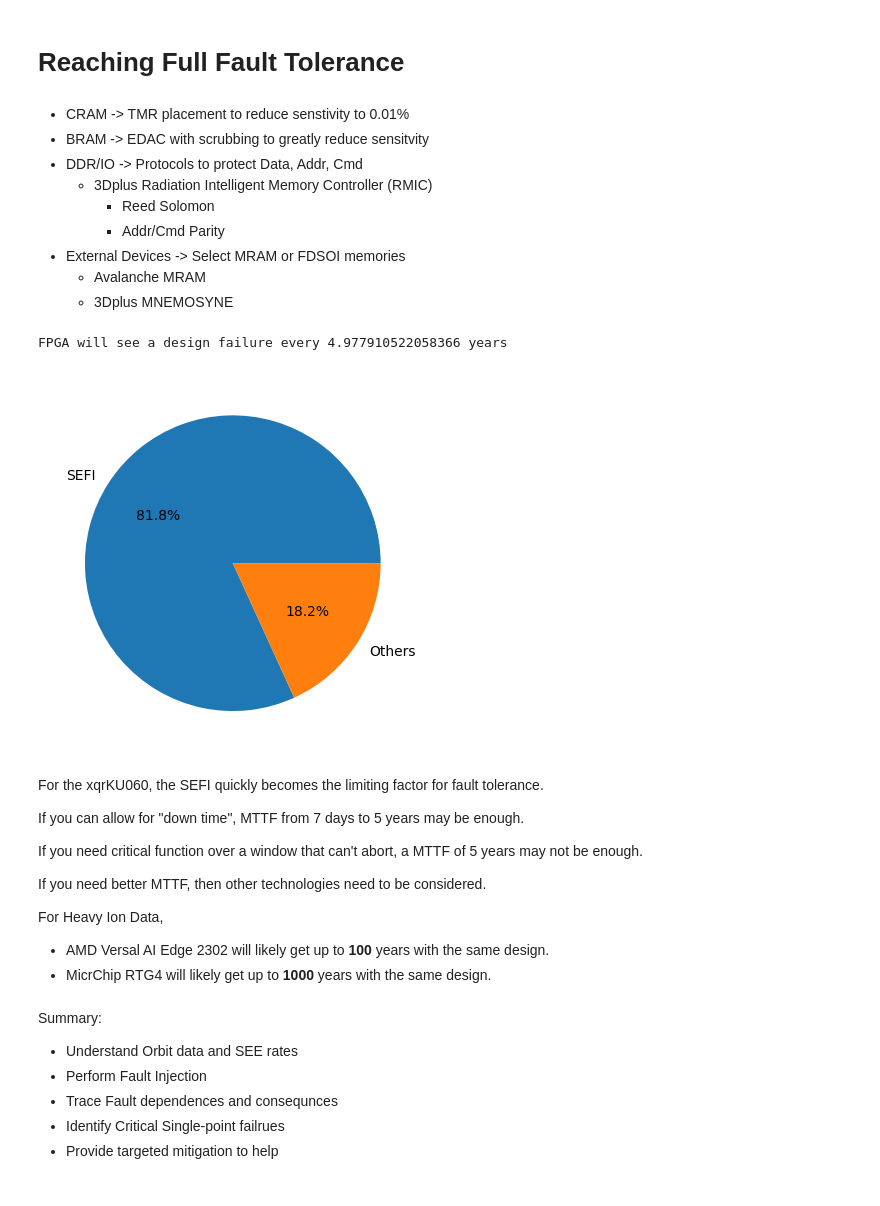
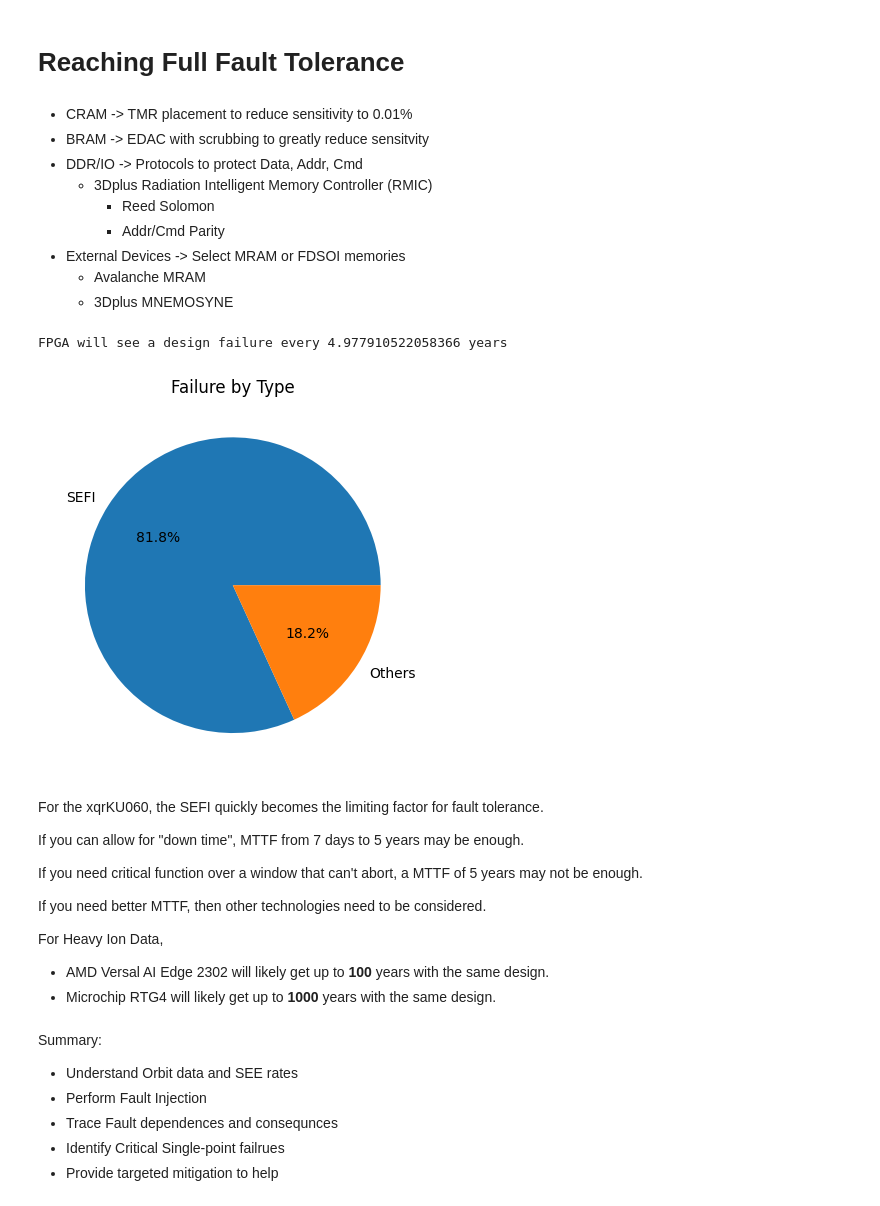
Before and after one commit to AEW2015/fpga-colab, a Jupyter notebook: xqrku060_FMECA.ipynb, the cells around one changed output. Drawn from its saved outputs; the diff is of its cells as text; code cells hidden in the pictures.

```diff
--- a/xqrku060_FMECA.ipynb
+++ b/xqrku060_FMECA.ipynb
@@ -993,7 +1002,7 @@ There are other options besides SDRAM DDR that perform much better in space envi
 # %% [markdown]
 # Reaching Full Fault Tolerance
 # %% [markdown]
-* CRAM -> TMR placement to reduce senstivity to 0.01%
+* CRAM -> TMR placement to reduce sensitivity to 0.01%
 * BRAM -> EDAC with scrubbing to greatly reduce sensitvity
 * DDR/IO -> Protocols to protect Data, Addr, Cmd
     *  3Dplus Radiation Intelligent Memory Controller (RMIC)
@@ -1012,12 +1021,13 @@ FPGA will see a design failure every 4.977910522058366 years
 # %%
 labels = 'SEFI','Others'
 sizes = [SEFI_design_day,Other_design_day]
 
 fig, ax = plt.subplots()
 ax.pie(sizes, labels=labels, autopct='%1.1f%%')
+plt.title("Failure by Type")
 plt.show()
 # %% [output]
-[figure, old version]
+[figure, new version]
 # %% [markdown]
 For the xqrKU060, the SEFI quickly becomes the limiting factor for fault tolerance.
 
@@ -1030,7 +1040,7 @@ If you need better MTTF, then other technologies need to be considered.
 
 For Heavy Ion Data,
 * AMD Versal AI Edge 2302 will likely get up to __100__ years with the same design.
-* MicrChip RTG4 will likely get up to __1000__ years with the same design.
+* Microchip RTG4 will likely get up to __1000__ years with the same design.
 # %% [markdown]
 Summary:
 *   Understand Orbit data and SEE rates
```
Also changed, not shown: parts of 37 cells of this notebook.
